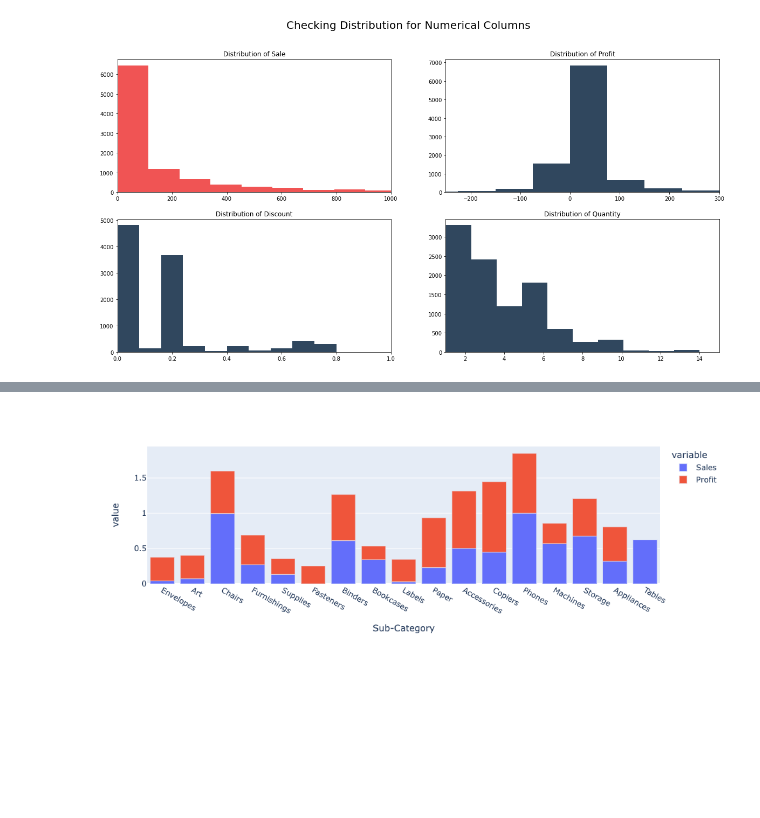
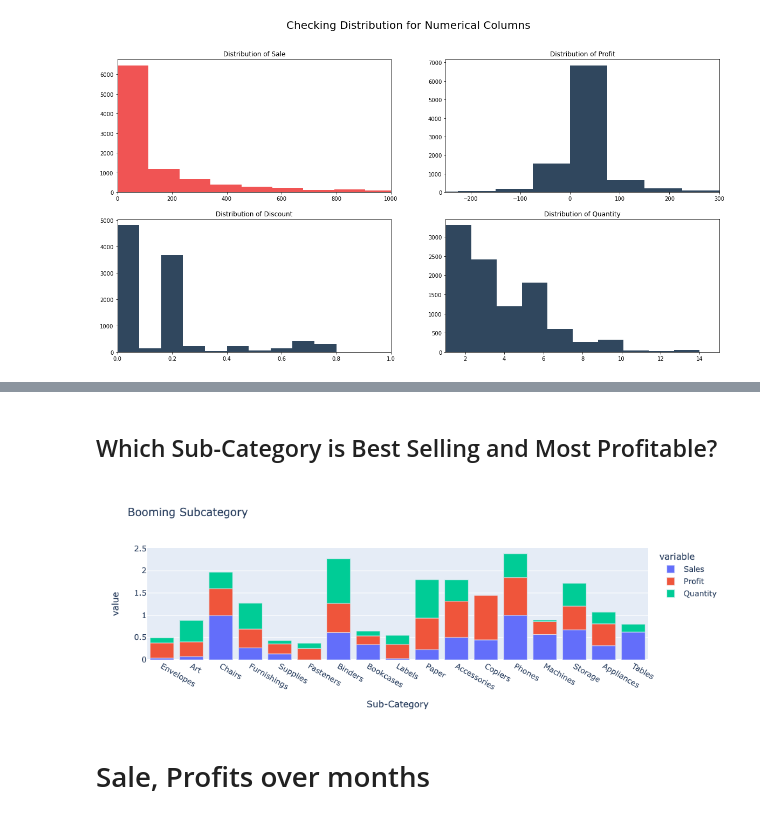
Before and after one commit to sneha-k/Big-Data-Analysis, a Jupyter notebook: EDA.ipynb, the cells around one changed output, grey strips where cells are left out. Drawn from its saved outputs; the diff is of its cells as text; code cells hidden in the pictures; blank space fills up the shorter version.

```diff
--- a/EDA.ipynb
+++ b/EDA.ipynb
@@ -177,5 +189,5 @@ A critical information from value_counts is that Country has constant value "Uni
 # %%
-data = data.drop(["Country", "Row ID", "Order ID", "Postal Code"], axis = 1)
+data = data.drop(["Country", "Row ID", "Postal Code"], axis = 1)
 # %%
 # looking at the data agin
 data.head()
@@ -218,10 +212,3 @@ data['Order Year'] = ps.DatetimeIndex(data['Order Date']).year
 data['Ship Day'] = ps.DatetimeIndex(data['Ship Date']).day
 data['Ship Month'] = ps.DatetimeIndex(data['Ship Date']).day
 data['Ship Year'] = ps.DatetimeIndex(data['Ship Date']).day
-# %%
-'''data['Ship Mode'] = data['Ship Mode'].astype('category')
-data['Segment'] = data['Segment'].astype('category')
-data['City'] = data['City'].astype('category')
-data['State'] = data['State'].astype('category')
-data['Category'] = data['Category'].astype('category')
-data['Sub-Category'] = data['Sub-Category'].astype('category')'''
@@ -371,0 +355,4 @@ category_profit.plot.bar('Category', 'Profit')
+# %%
+#Category
+category_sales = data.groupby(['Category'])[['Sales','Profit','Quantity']].sum()
+category_sales
@@ -371,0 +365,5 @@ category_profit.plot.bar('Category', 'Profit')
+# %%
+# apply normalization techniques
+for column in ['Sales', 'Profit','Quantity']:
+    category_sales[column] = (category_sales[column] - category_sales[column].min()) / (category_sales[column].max() - category_sales[column].min())
+category_sales.plot(kind = 'bar', title = "Booming Category")
@@ -372,15 +372,14 @@ category_profit.plot.bar('Category', 'Profit')
+# %% [markdown]
+## Which Sub-Category is Best Selling and Most Profitable?
 # %%
 #Sub-Category
-
-subcategory_sales = data.groupby(['Sub-Category'])[['Sales','Profit']].sum().reset_index()
+subcategory_sales = data.groupby(['Sub-Category'])[['Sales','Profit','Quantity']].sum()
 # apply normalization techniques
-for column in ['Sales', 'Profit']:
+for column in ['Sales', 'Profit','Quantity']:
     subcategory_sales[column] = (subcategory_sales[column] - subcategory_sales[column].min()) / (subcategory_sales[column].max() - subcategory_sales[column].min())
-ID
-subcategory_sales = subcategory_sales.set_index('Sub-Category')
-subcategory_sales
-
-subcategory_sales.plot.bar()
+subcategory_sales.plot(kind = 'bar', title="Booming Subcategory")
 # %% [output]
-[figure, old version]
+[figure, new version]
+# %% [markdown]
+# Sale, Profits over months
 # %%
```
Also changed, not shown: parts of 78 cells of this notebook.
